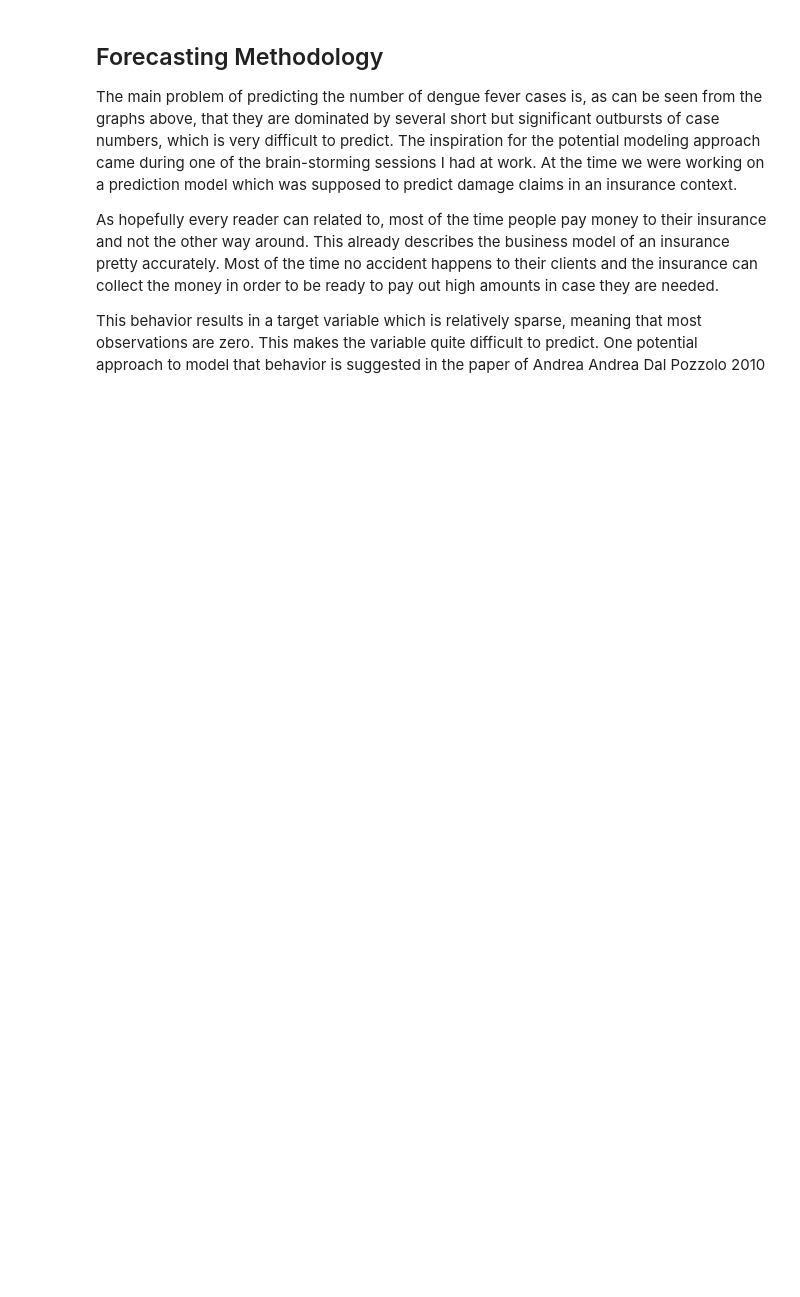
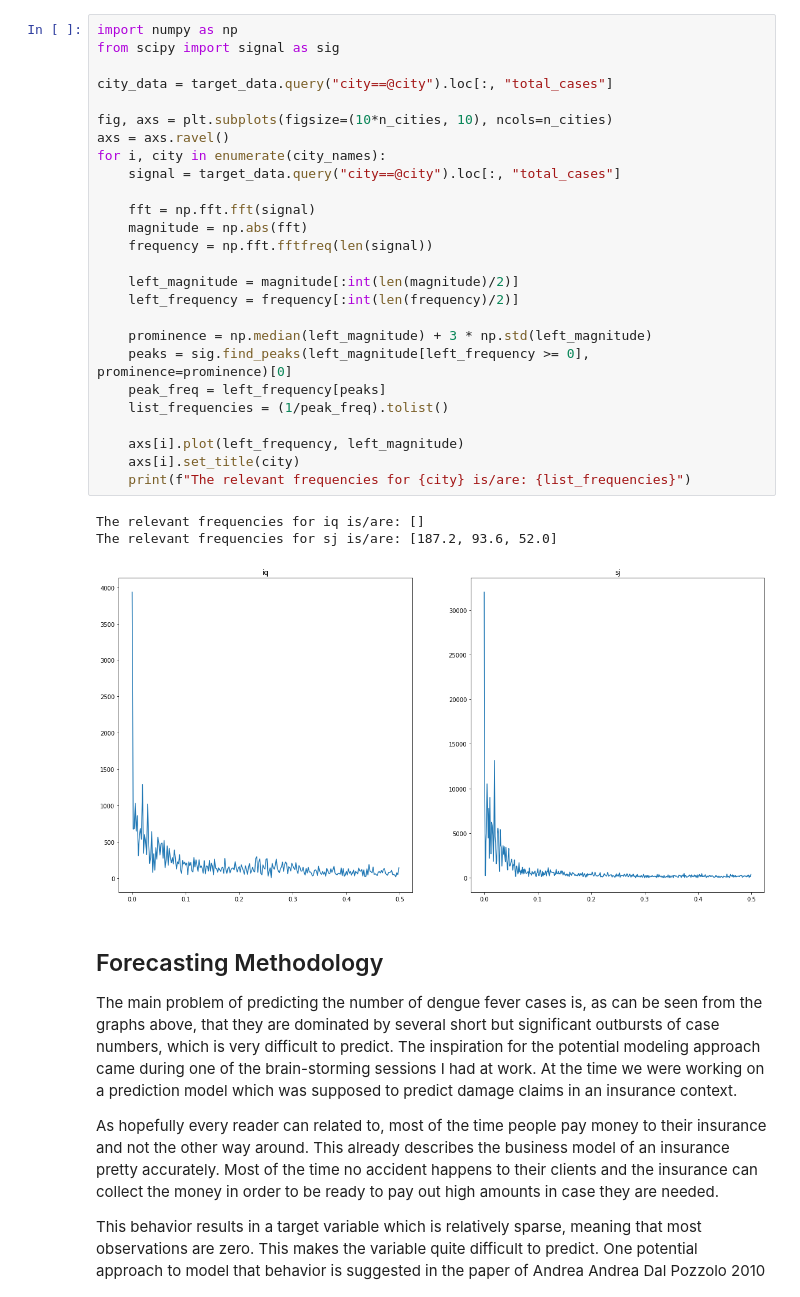
Before and after one commit to data4help/dengai_ensemble, a Jupyter notebook: notebooks/2021-03-09-DengAI2-Second-Attempt-Forecasting.ipynb, the cells around one changed output. Cells and saved outputs as stored; diff of their text form; blank space fills up the shorter version.

```diff
--- a/notebooks/2021-03-09-DengAI2-Second-Attempt-Forecasting.ipynb
+++ b/notebooks/2021-03-09-DengAI2-Second-Attempt-Forecasting.ipynb
@@ -60,3 +68,33 @@ Our key learnings from last time are therefore to allow for a model which can ha
+# %%
+import numpy as np
+from scipy import signal as sig
+
+city_data = target_data.query("city==@city").loc[:, "total_cases"]
+
+fig, axs = plt.subplots(figsize=(10*n_cities, 10), ncols=n_cities)
+axs = axs.ravel()
+for i, city in enumerate(city_names):
+    signal = target_data.query("city==@city").loc[:, "total_cases"]
+
+    fft = np.fft.fft(signal)
+    magnitude = np.abs(fft)
+    frequency = np.fft.fftfreq(len(signal))
+
+    left_magnitude = magnitude[:int(len(magnitude)/2)]
+    left_frequency = frequency[:int(len(frequency)/2)]
+
+    prominence = np.median(left_magnitude) + 3 * np.std(left_magnitude)
+    peaks = sig.find_peaks(left_magnitude[left_frequency >= 0], prominence=prominence)[0]
+    peak_freq = left_frequency[peaks]
+    list_frequencies = (1/peak_freq).tolist()
+
+    axs[i].plot(left_frequency, left_magnitude)
+    axs[i].set_title(city)
+    print(f"The relevant frequencies for {city} is/are: {list_frequencies}")
+# %% [output]
+The relevant frequencies for iq is/are: []
+The relevant frequencies for sj is/are: [187.2, 93.6, 52.0]
+[figure, added]
 # %% [markdown]
 ## Forecasting Methodology
 
```
Also changed, not shown: parts of 5 cells of this notebook, 12 other files.
